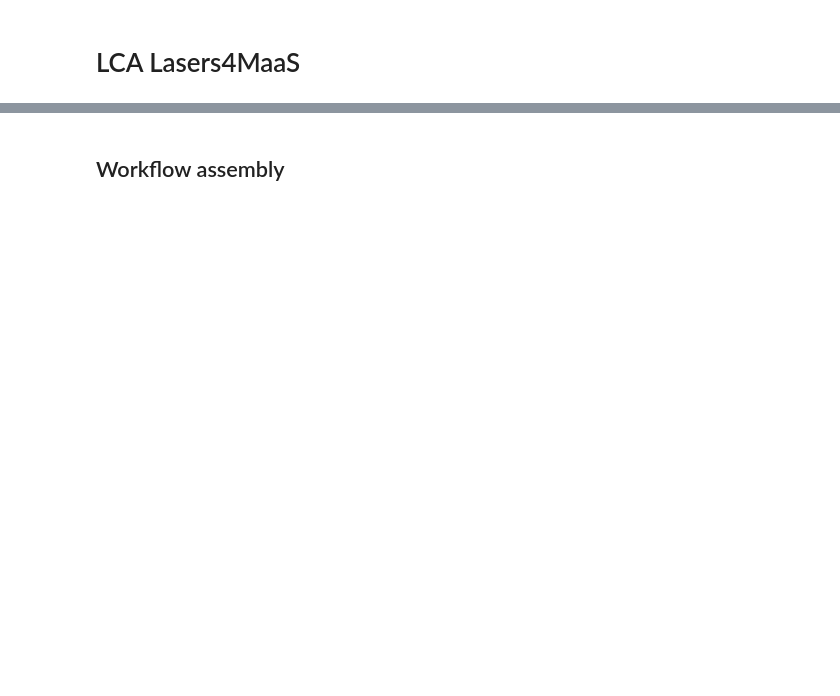
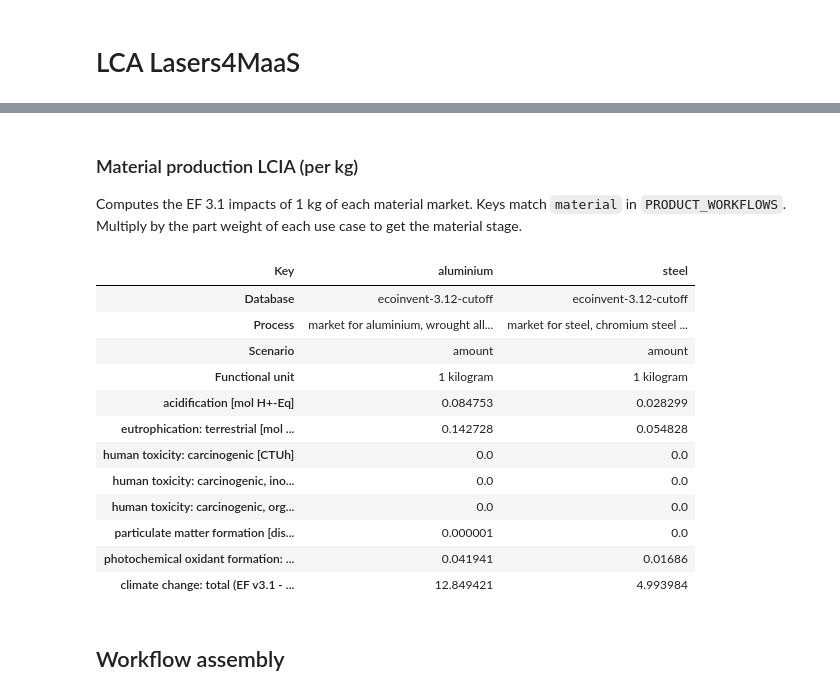
Before and after one commit to CMLPlatform/Lasers4MaaS_analysis, a Jupyter notebook: workflow_assembly.ipynb, the cells around one changed output, grey strips where cells are left out. Saved outputs shown, nothing was run; the diff lists cells and outputs as text; code cells hidden in the pictures; blank space fills up the shorter version.

```diff
--- a/workflow_assembly.ipynb
+++ b/workflow_assembly.ipynb
@@ -7,0 +23,2 @@ import matplotlib.pyplot as plt
+# %%
+ei = bd.Database(ECOINVENT_DATABASE_NAME)
@@ -7,0 +29,10 @@ import matplotlib.pyplot as plt
+# %%
+# Technosphere exchanges: material markets (one exact match each, no list index)
+def pick_activity(name, location):
+    hits = [a for a in ei.search(name, limit=200) if a["name"] == name and a["location"] == location]
+    if len(hits) != 1:
+        raise ValueError(f"Expected 1 activity for '{name}' ({location}), found {len(hits)}")
+    return hits[0]
+
+aluminum = pick_activity("market for aluminium, wrought alloy", "GLO")
+steel = pick_activity("market for steel, chromium steel 18/8", "GLO")
@@ -8,3 +75,50 @@ import matplotlib.pyplot as plt
+# %% [markdown]
+### Material production LCIA (per kg)
+Computes the EF 3.1 impacts of 1 kg of each material market. Keys match `material` in `PRODUCT_WORKFLOWS`. Multiply by the part weight of each use case to get the material stage.
+# %%
+import json
+from pathlib import Path
+
+RESULTS_DIR = Path("results")
+RESULTS_DIR.mkdir(exist_ok=True)
+
+MATERIAL_MARKETS = {"aluminium": aluminum, "steel": steel}  # keys = PRODUCT_WORKFLOWS[...]["material"]
+
+material_rows = []
+for material, activity in MATERIAL_MARKETS.items():
+    lca = LCA({activity: 1}, method=ef31_methods[0])
+    lca.lci()
+    row = {
+        "Database": ECOINVENT_DATABASE_NAME,
+        "Process": f"{activity['name']} [{activity['location']}]",
+        "Key": material,
+        "Scenario": "amount",
+        "Functional unit": f"1 {activity['unit']}",
+    }
+    for method in ef31_methods:
+        lca.switch_method(method)
+        lca.lcia()
+        row[f"{method[2]} [{method_units[method[2]]}]"] = lca.score
+    material_rows.append(row)
+
+with open(RESULTS_DIR / "Material_production_LCIA_results.json", "w", encoding="utf-8") as f:
+    json.dump(material_rows, f, indent=2)
+
+df(material_rows).set_index("Key").T
+# %% [output]
+| Key | aluminium | steel |
+| Database | ecoinvent-3.12-cutoff | ecoinvent-3.12-cutoff |
+| Process | market for aluminium, wrought all... | market for steel, chromium steel ... |
+| Scenario | amount | amount |
+| Functional unit | 1 kilogram | 1 kilogram |
+| acidification [mol H+-Eq] | 0.084753 | 0.028299 |
+| eutrophication: terrestrial [mol ... | 0.142728 | 0.054828 |
+| human toxicity: carcinogenic [CTUh] | 0.0 | 0.0 |
+| human toxicity: carcinogenic, ino... | 0.0 | 0.0 |
+| human toxicity: carcinogenic, org... | 0.0 | 0.0 |
+| particulate matter formation [dis... | 0.000001 | 0.0 |
+| photochemical oxidant formation: ... | 0.041941 | 0.01686 |
+| climate change: total (EF v3.1 - ... | 12.849421 | 4.993984 |
 # %% [markdown]
 ## Workflow assembly
 # %%
```
Also changed, not shown: parts of 10 cells of this notebook, 6 other files.
